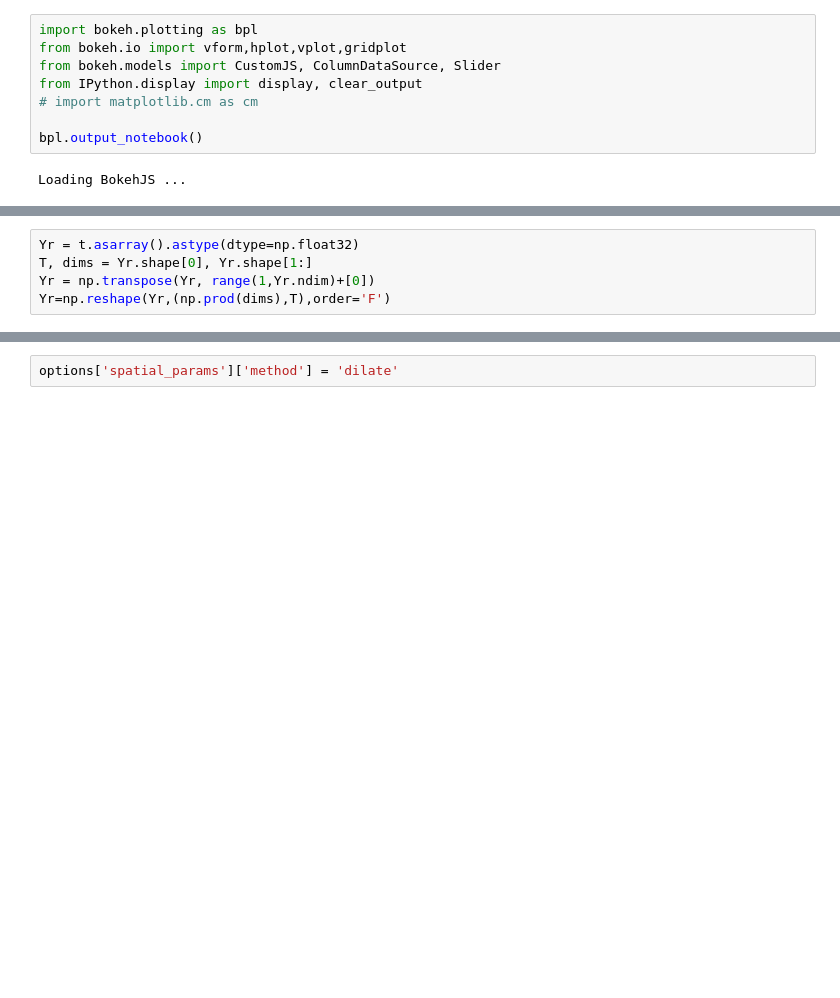
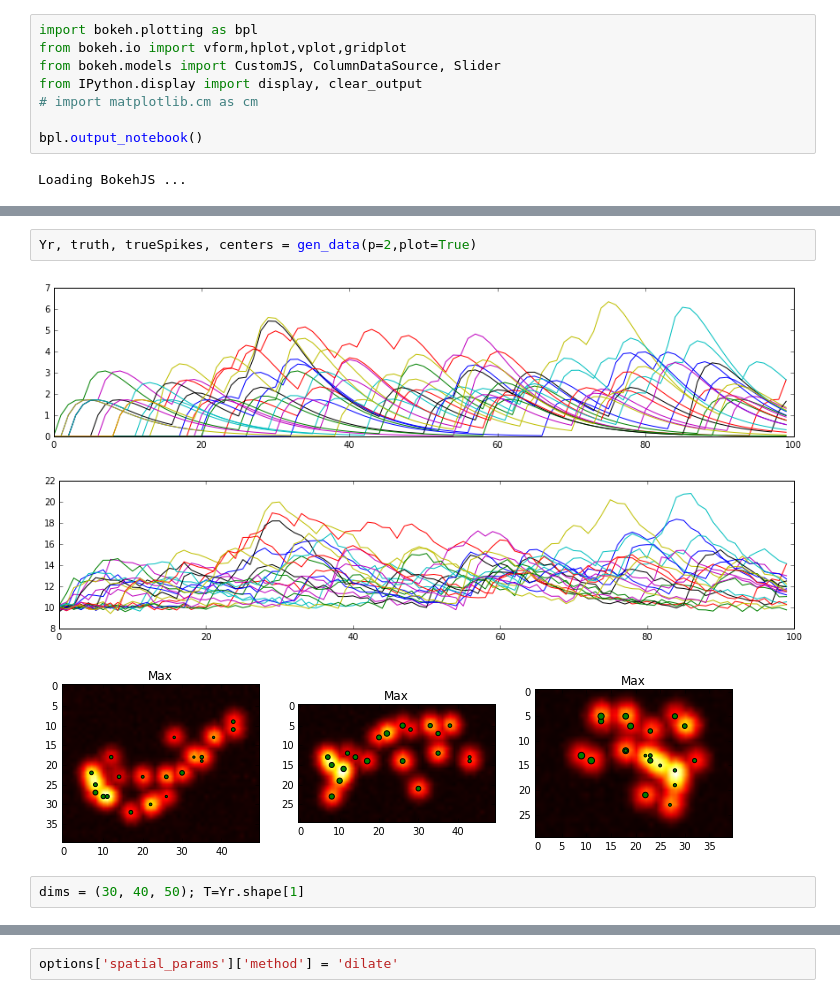
Before and after one commit to ulfschnabel/CaImAn, a Jupyter notebook: demoCNMF-3D.ipynb, the cells around one changed output, grey strips where cells are left out. Drawn from its saved outputs; the diff is of its cells as text; blank space fills up the shorter version.

Commit message:
gen sim data
Former-commit-id: b447255fc6cf969e9301c895209b6c7447791804

```diff
--- a/demoCNMF-3D.ipynb
+++ b/demoCNMF-3D.ipynb
@@ -64,5 +69,0 @@ except:
-# %%
-Yr = t.asarray().astype(dtype=np.float32)
-T, dims = Yr.shape[0], Yr.shape[1:]
-Yr = np.transpose(Yr, range(1,Yr.ndim)+[0])
-Yr=np.reshape(Yr,(np.prod(dims),T),order='F')
@@ -69,3 +123,11 @@ Yr=np.reshape(Yr,(np.prod(dims),T),order='F')
+# %%
+Yr, truth, trueSpikes, centers = gen_data(p=2,plot=True)
+# %% [output]
+[figure, added]
+[figure, added]
+[figure, added]
+# %%
+dims = (30, 40, 50); T=Yr.shape[1]
 # %%
 np.save('Yr',Yr)
 Yr=np.load('Yr.npy',mmap_mode='r')
```
Also changed, not shown: parts of 19 cells of this notebook, 2 other files.
